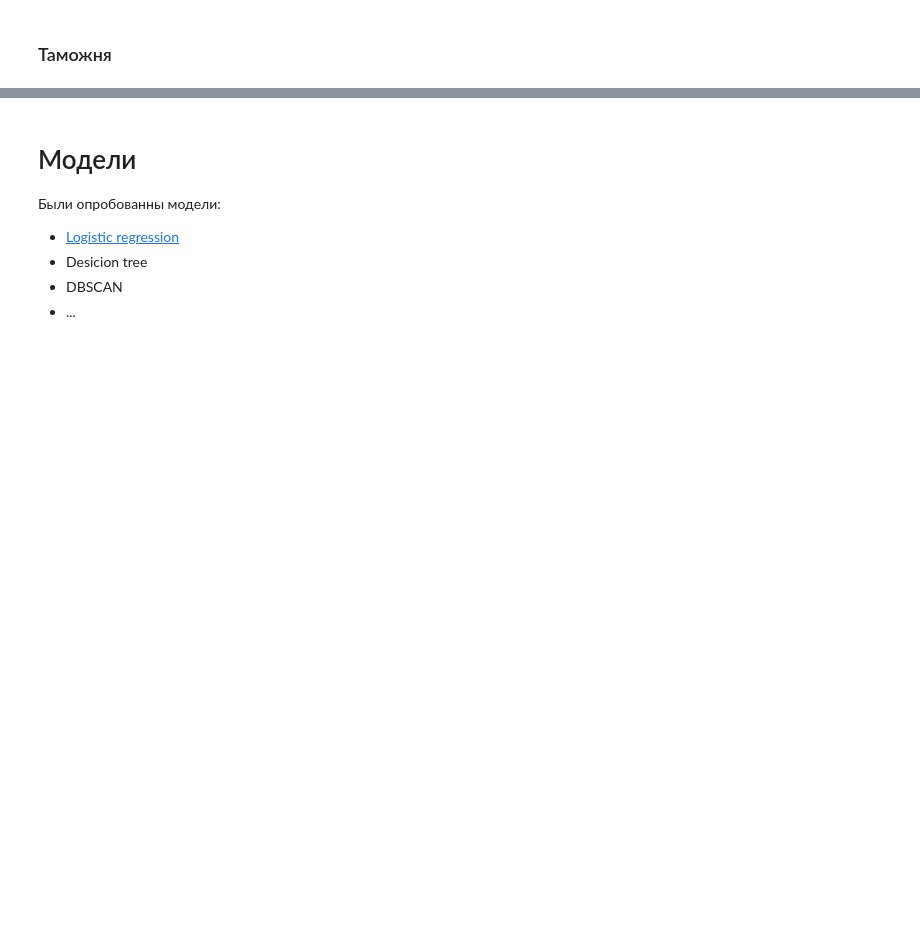
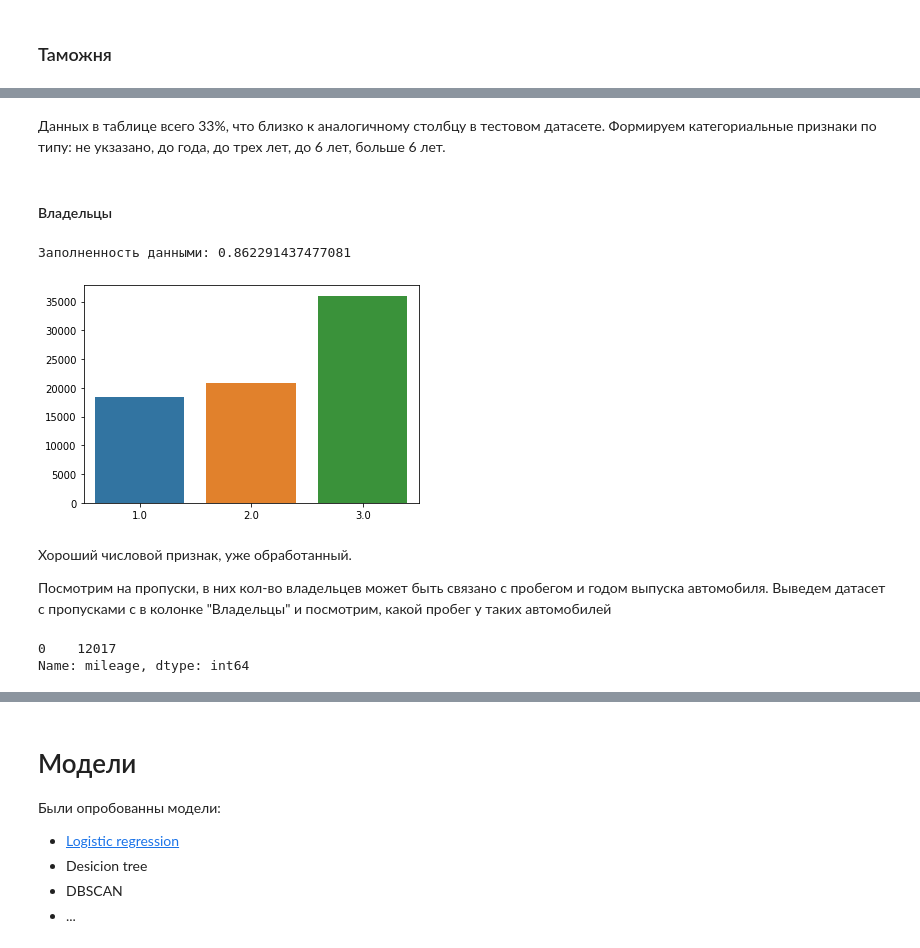
Before and after one commit to Sly-Dog/auto_pricing, a Jupyter notebook: primary_notebook.ipynb, the cells around one changed output, grey strips where cells are left out. Cells and saved outputs as stored; diff of their text form; code cells hidden in the pictures; blank space fills up the shorter version.

Commit message:
Добавлен инсайт по пропускам Владельцев

```diff
--- a/primary_notebook.ipynb
+++ b/primary_notebook.ipynb
@@ -765,0 +762,24 @@ show_value_counts(train.bodyType.value_counts());
+# %% [markdown]
+Данных в таблице всего 33%, что близко к аналогичному столбцу в тестовом датасете. Формируем категориальные признаки по типу: не укзазано, до года, до трех лет, до 6 лет, больше 6 лет.
+# %% [markdown]
+#### Владельцы
+# %%
+isna= train.Владельцы.isna()
+print('Заполненность данными:',len(isna[isna == False])/len(isna))
+
+x = train.Владельцы.value_counts().index
+y = train.Владельцы.value_counts().values
+
+sns.barplot(x=x, y=y);
+# %% [output]
+Заполненность данными: 0.862291437477081
+[figure, added]
+# %% [markdown]
+Хороший числовой признак, уже обработанный.
+
+Посмотрим на пропуски, в них кол-во владельцев может быть связано с пробегом и годом выпуска автомобиля. Выведем датасет с пропусками с в колонке "Владельцы" и посмотрим, какой пробег у таких автомобилей
+# %%
+train_mod[train_mod['Владельцы'].isna()].mileage.value_counts() # вывод
+# %% [output]
+0    12017
+Name: mileage, dtype: int64
```
Also changed, not shown: parts of 52 cells of this notebook.
